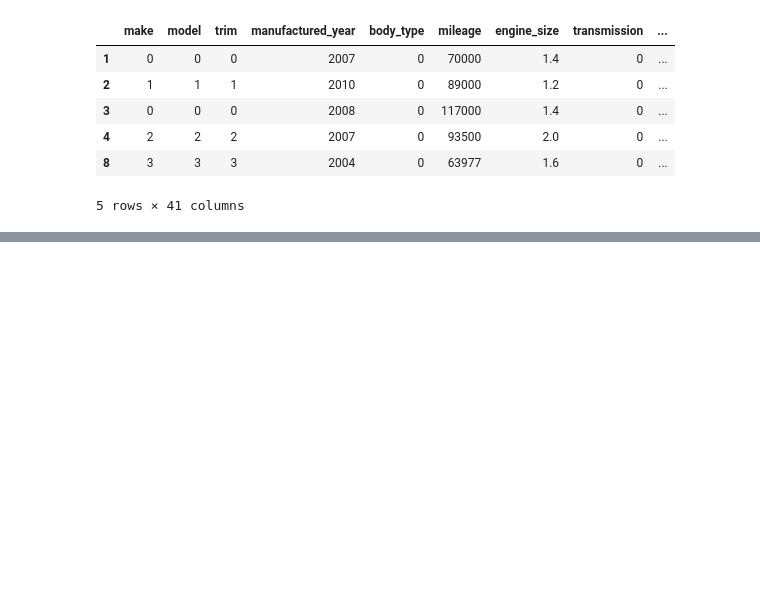
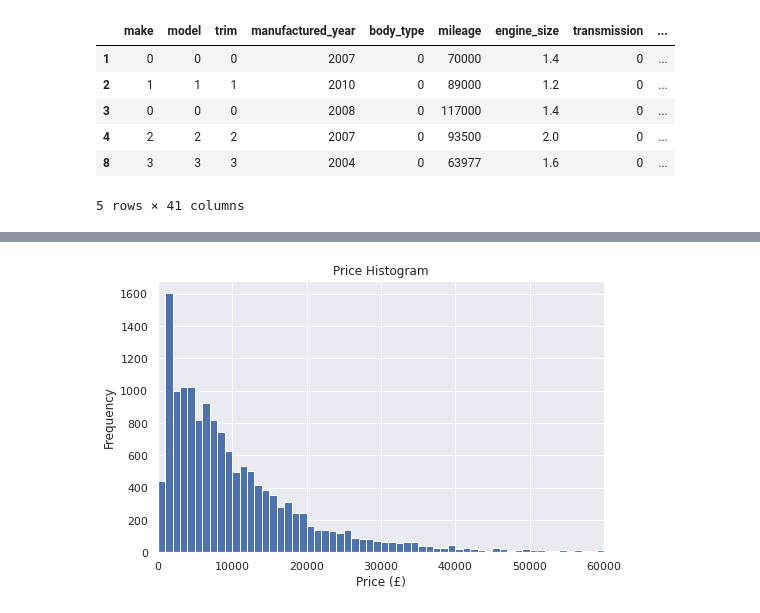
Before and after one commit to ezeahunanya/autotrader, a Jupyter notebook: data_preparation/eda/eda.ipynb, the cells around one changed output, grey strips where cells are left out. Drawn from its saved outputs; the diff is of its cells as text; code cells hidden in the pictures; blank space fills up the shorter version.

```diff
--- a/data_preparation/eda/eda.ipynb
+++ b/data_preparation/eda/eda.ipynb
@@ -55,0 +89,5 @@ Name: MI Scores, dtype: float64
+# %%
+plot_price_histogram(df)
+plt.xlim(0, 60000);
+# %% [output]
+[figure, added]
```
Also changed, not shown: parts of 6 cells of this notebook, 1 other file.
